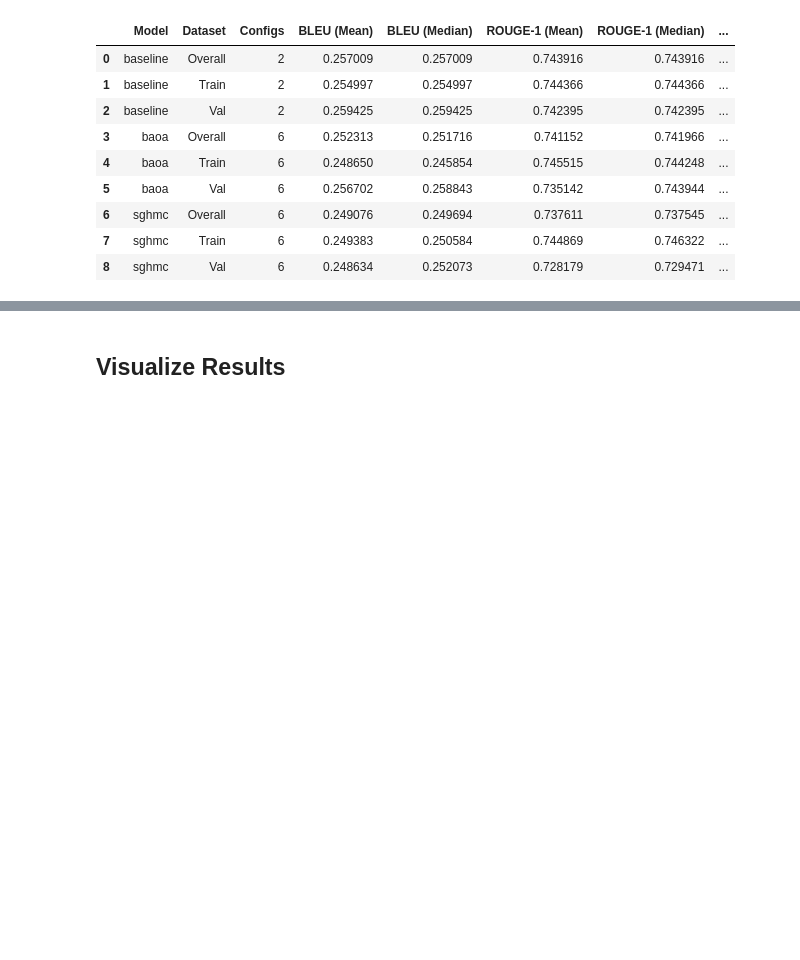
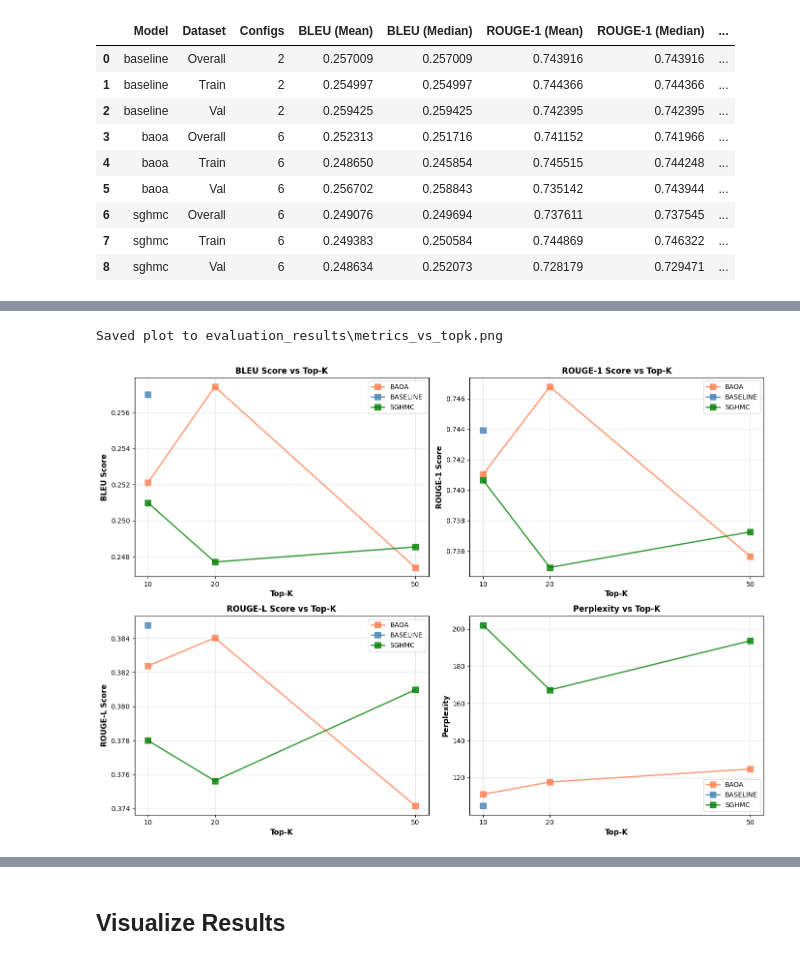
Before and after one commit to ssophiee/adl-bnn-textgen, a Jupyter notebook: src/evaluation/blue_rouge_perplexity_eval.ipynb, the cells around one changed output, grey strips where cells are left out. Saved outputs shown, nothing was run; the diff lists cells and outputs as text; code cells hidden in the pictures; blank space fills up the shorter version.

```diff
--- a/src/evaluation/blue_rouge_perplexity_eval.ipynb
+++ b/src/evaluation/blue_rouge_perplexity_eval.ipynb
@@ -1478,0 +1560,80 @@ Perplexity train-val difference plot created successfully
+# %%
+# Create plot showing metrics vs top_k for each model
+fig, axes = plt.subplots(2, 2, figsize=(14, 10))
+
+# Collect data grouped by model and top_k
+topk_data = {}
+for config_key, config_data in results_summary.items():
+    model_name = config_data['model_name']
+    top_k = config_data['top_k']
+
+    if model_name not in topk_data:
+        topk_data[model_name] = {}
+
+    if top_k not in topk_data[model_name]:
+        topk_data[model_name][top_k] = {
+            'bleu': [],
+            'rouge1': [],
+            'rougeL': [],
+            'perplexity': []
+        }
+
+    if config_data.get('overall'):
+        topk_data[model_name][top_k]['bleu'].append(config_data['overall']['bleu'])
+        topk_data[model_name][top_k]['rouge1'].append(config_data['overall']['rouge1'])
+        topk_data[model_name][top_k]['rougeL'].append(config_data['overall']['rougeL'])
+        topk_data[model_name][top_k]['perplexity'].append(config_data['overall']['perplexity'])
+
+# Calculate averages for each top_k
+topk_averages = {}
+for model_name, topks in topk_data.items():
+    topk_averages[model_name] = {}
+    for topk, metrics in topks.items():
+        topk_averages[model_name][topk] = {
+            'bleu': np.mean(metrics['bleu']),
+            'rouge1': np.mean(metrics['rouge1']),
+            'rougeL': np.mean(metrics['rougeL']),
+            'perplexity': np.mean(metrics['perplexity'])
+        }
+
+# Plot each metric
+metrics_to_plot = [
+    ('bleu', 'BLEU Score', axes[0, 0]),
+    ('rouge1', 'ROUGE-1 Score', axes[0, 1]),
+    ('rougeL', 'ROUGE-L Score', axes[1, 0]),
+    ('perplexity', 'Perplexity', axes[1, 1])
+]
+
+colors_map = {'baseline': 'steelblue', 'baoa': 'coral', 'sghmc': 'green'}
+
+for metric_key, metric_label, ax in metrics_to_plot:
+    for model_name in sorted(topk_averages.keys()):
+        topks = sorted(topk_averages[model_name].keys())
+        values = [topk_averages[model_name][k][metric_key] for k in topks]
+
+        color = colors_map.get(model_name, 'gray')
+        ax.plot(topks, values, marker='s', linewidth=2, markersize=8,
+                label=model_name.upper(), color=color, alpha=0.8)
+
+    ax.set_xlabel('Top-K', fontweight='bold', fontsize=11)
+    ax.set_ylabel(metric_label, fontweight='bold', fontsize=11)
+    ax.set_title(f'{metric_label} vs Top-K', fontsize=12, fontweight='bold')
+    ax.legend()
+    ax.grid(True, alpha=0.3)
+
+    # Set x-axis to show only actual top_k values
+    if topks:
+        ax.set_xticks(topks)
+
+plt.tight_layout()
+
+# Save figure
+plt.savefig(output_dir / "metrics_vs_topk.png", dpi=300, bbox_inches='tight')
+print(f"Saved plot to {output_dir / 'metrics_vs_topk.png'}")
+
+plt.show()
+
+print("Metrics vs top-k plot created successfully")
+# %% [output]
+Saved plot to evaluation_results\metrics_vs_topk.png
+[figure, added]
```
Also changed, not shown: parts of 6 cells of this notebook.
